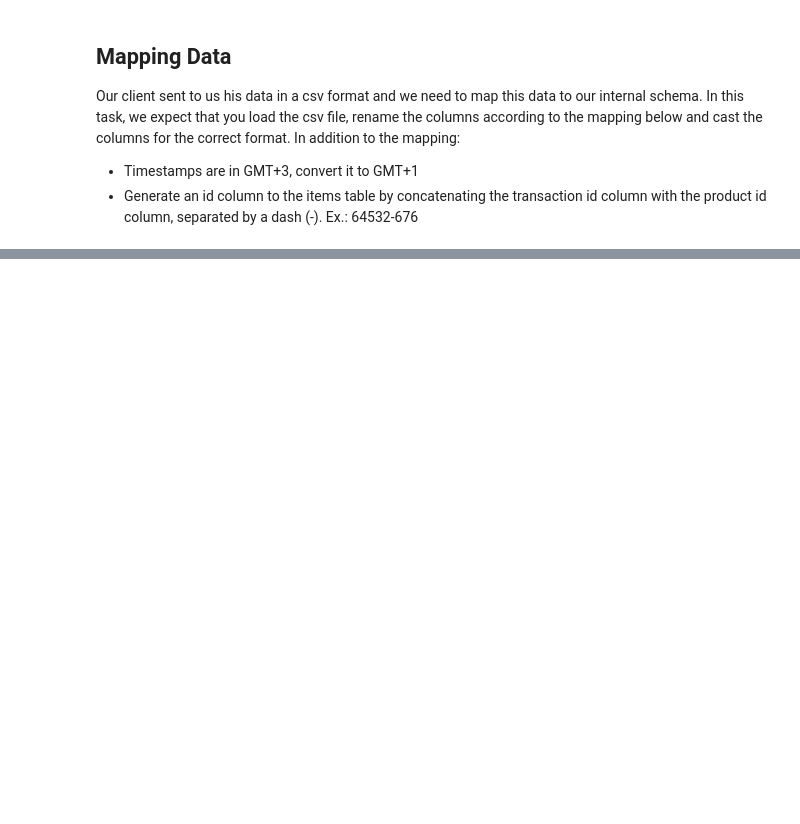
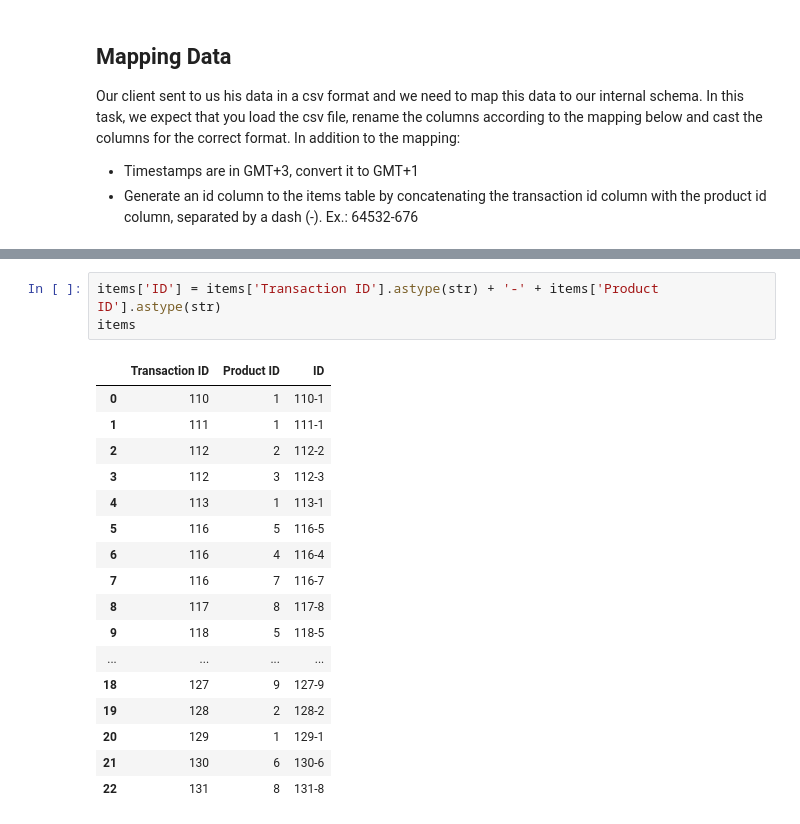
Before and after one commit to enliktjioe/PythonProjects, a Jupyter notebook: Nortal_DE_Test/nortal_de_test.ipynb, the cells around one changed output, grey strips where cells are left out. Drawn from its saved outputs; the diff is of its cells as text; blank space fills up the shorter version.

```diff
--- a/Nortal_DE_Test/nortal_de_test.ipynb
+++ b/Nortal_DE_Test/nortal_de_test.ipynb
@@ -85,0 +75,21 @@ trx
+# %%
+items['ID'] = items['Transaction ID'].astype(str) + '-' + items['Product ID'].astype(str)
+items
+# %% [output]
+|  | Transaction ID | Product ID | ID |
+| 0 | 110 | 1 | 110-1 |
+| 1 | 111 | 1 | 111-1 |
+| 2 | 112 | 2 | 112-2 |
+| 3 | 112 | 3 | 112-3 |
+| 4 | 113 | 1 | 113-1 |
+| 5 | 116 | 5 | 116-5 |
+| 6 | 116 | 4 | 116-4 |
+| 7 | 116 | 7 | 116-7 |
+| 8 | 117 | 8 | 117-8 |
+| 9 | 118 | 5 | 118-5 |
+| ... | ... | ... | ... |
+| 18 | 127 | 9 | 127-9 |
+| 19 | 128 | 2 | 128-2 |
+| 20 | 129 | 1 | 129-1 |
+| 21 | 130 | 6 | 130-6 |
+| 22 | 131 | 8 | 131-8 |
```
Also changed, not shown: parts of 29 cells of this notebook.
